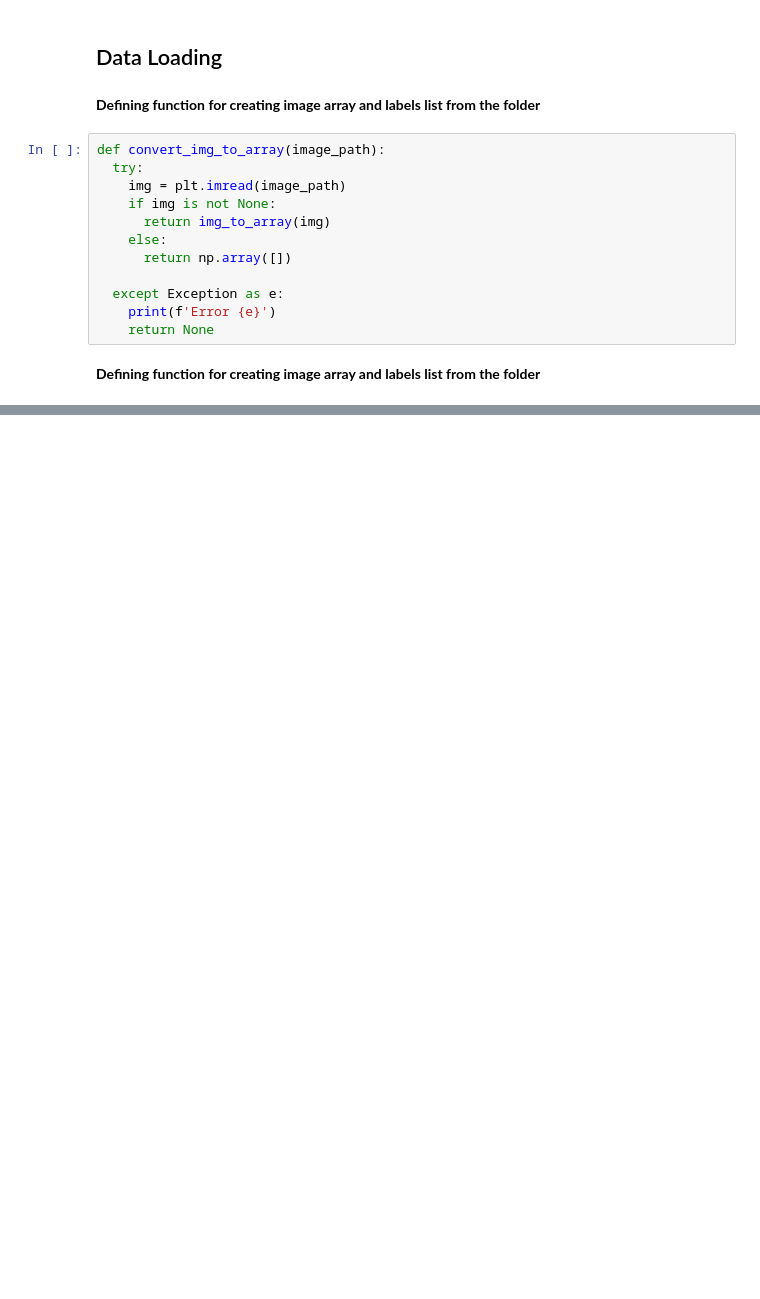
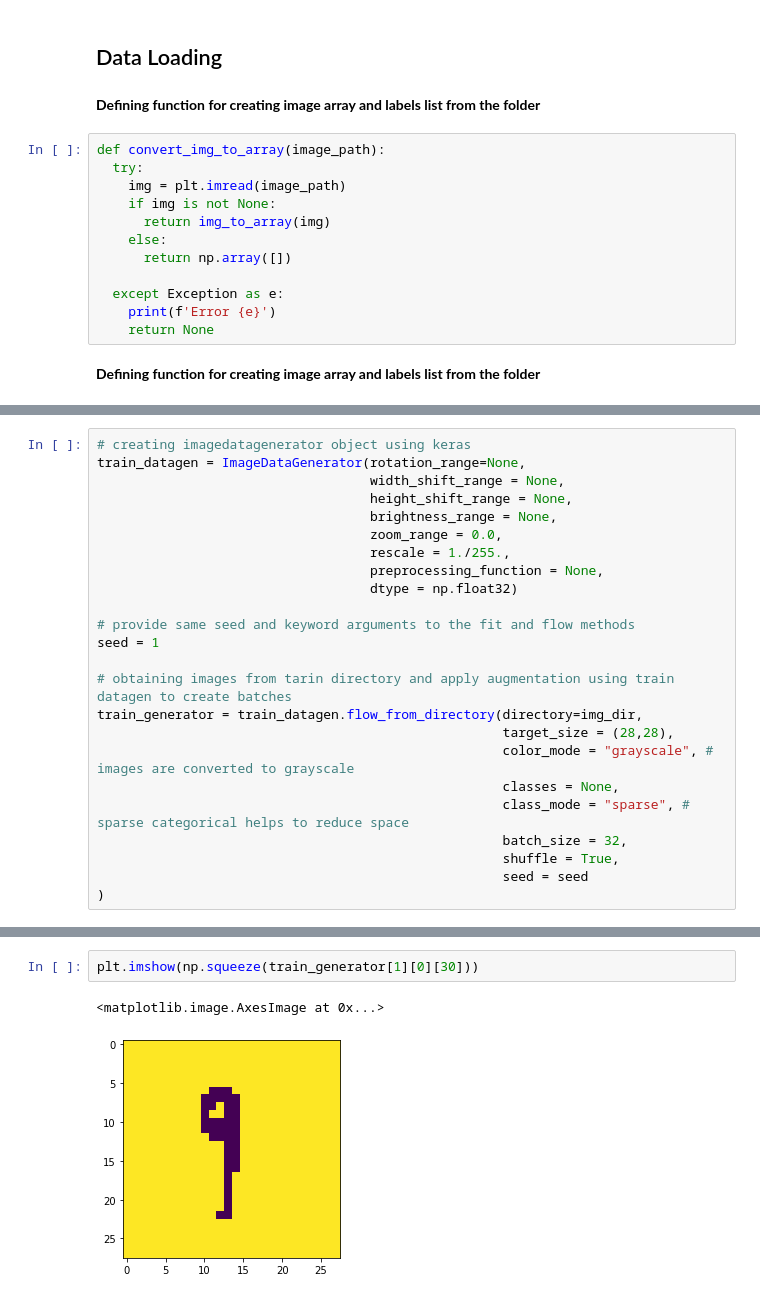
Before and after one commit to sayan0506/Comparative-STudy-of-Effect-of-Transfer-Learning-om-Different-Handwritten-Digit-Datasets-using-WandB, a Jupyter notebook: IIITD_assignment_task_2_test_script.ipynb, the cells around one changed output, grey strips where cells are left out. Drawn from its saved outputs; the diff is of its cells as text; blank space fills up the shorter version.

```diff
--- a/IIITD_assignment_task_2_test_script.ipynb
+++ b/IIITD_assignment_task_2_test_script.ipynb
@@ -259,0 +346,24 @@ img_df
+# %%
+# creating imagedatagenerator object using keras
+train_datagen = ImageDataGenerator(rotation_range=None,
+                                   width_shift_range = None,
+                                   height_shift_range = None,
+                                   brightness_range = None,
+                                   zoom_range = 0.0,
+                                   rescale = 1./255.,
+                                   preprocessing_function = None,
+                                   dtype = np.float32)
+
+# provide same seed and keyword arguments to the fit and flow methods
+seed = 1
+
+# obtaining images from tarin directory and apply augmentation using train datagen to create batches
+train_generator = train_datagen.flow_from_directory(directory=img_dir,
+                                                    target_size = (28,28),
+                                                    color_mode = "grayscale", # images are converted to grayscale
+                                                    classes = None,
+                                                    class_mode = "sparse", # sparse categorical helps to reduce space
+                                                    batch_size = 32,
+                                                    shuffle = True,
+                                                    seed = seed
+)
@@ -259,0 +397,5 @@ img_df
+# %%
+plt.imshow(np.squeeze(train_generator[1][0][30]))
+# %% [output]
+<matplotlib.image.AxesImage at 0x...>
+[figure, added]
```
Also changed, not shown: parts of 24 cells of this notebook.
